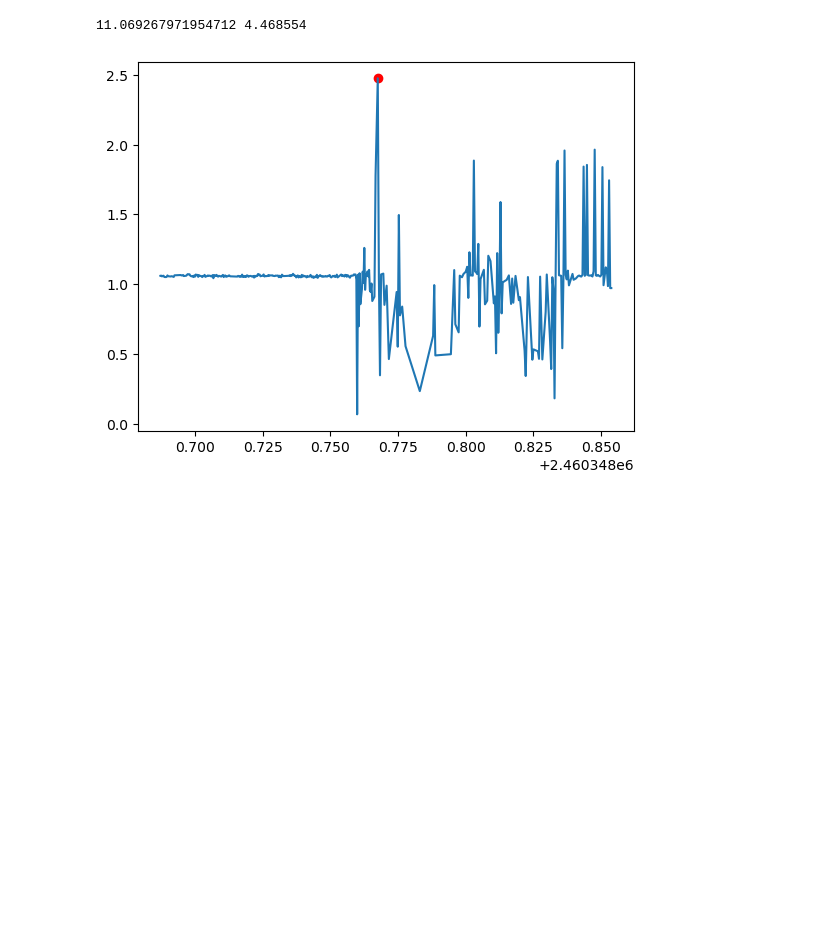
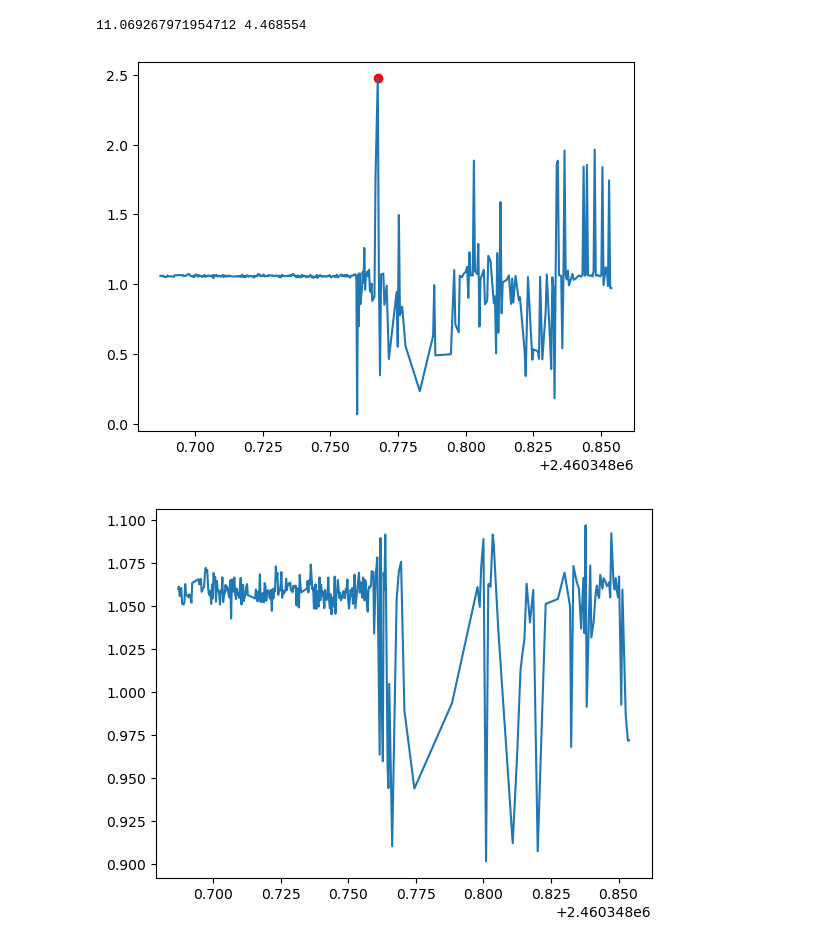
Before and after one commit to Efrain1013/AST_443, a Jupyter notebook: Lab_2_again/section_4_5.ipynb, the cells around one changed output. Cells and saved outputs as stored; diff of their text form; code cells hidden in the pictures; blank space fills up the shorter version.

```diff
--- a/Lab_2_again/section_4_5.ipynb
+++ b/Lab_2_again/section_4_5.ipynb
@@ -157,22 +157,23 @@ print(r_s[242], median_flux)
 # %%
 plt.plot(JDs[0], flux_norm)
 plt.scatter(JDs[0][242], flux_norm[242], c='r')
 plt.show()
 
-# tol = 0.1
-# flux_norm_1 = flux_norm[:].tolist()
-# flux_norm_1_err = flux_norm_err[:].tolist()
-# JDs_1 = JDs[0][:]
-# i = 0
-# while i < len(flux_norm_1):
-#     if flux_norm_1[i] > 1.0 + tol or flux_norm_1[i] < 1.0 - tol:
-#         flux_norm_1.pop(i)
-#         flux_norm_1_err.pop(i)
-#         JDs_1.pop(i)
-#         i -= 1
-#     i += 1
+tol = 0.1
+flux_norm_1 = flux_norm[:].tolist()
+flux_norm_1_err = flux_norm_err[:].tolist()
+JDs_1 = JDs[0][:]
+i = 0
+while i < len(flux_norm_1):
+    if flux_norm_1[i] > 1.0 + tol or flux_norm_1[i] < 1.0 - tol:
+        flux_norm_1.pop(i)
+        flux_norm_1_err.pop(i)
+        JDs_1.pop(i)
+        i -= 1
+    i += 1
 
-# plt.plot(JDs_1, flux_norm_1)
-# plt.show()
+plt.plot(JDs_1, flux_norm_1)
+plt.show()
 # %% [output]
 [figure]
+[figure, added]
```
Also changed, not shown: 3 other files.
